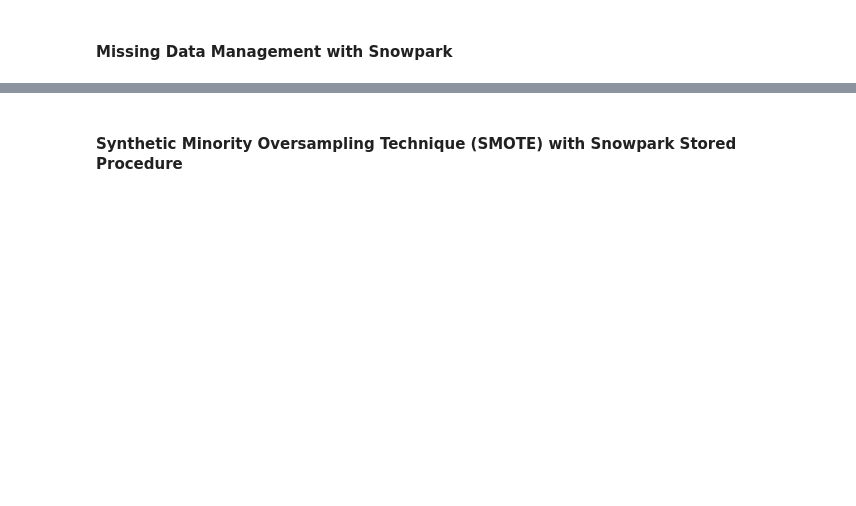
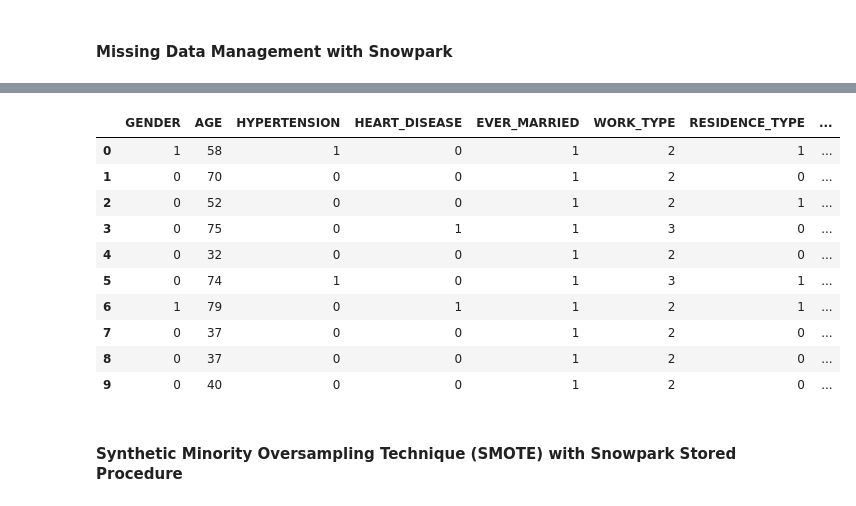
Before and after one commit to bharath-reddy-t/pyspark-exported-onnx-model-into-snowpark, a Jupyter notebook: step1_through_5/Stroke classification using Snowpark, ONNX and SynapseML LightGBMClassifier.ipynb, the cells around one changed output, grey strips where cells are left out. Drawn from its saved outputs; the diff is of its cells as text; code cells hidden in the pictures; blank space fills up the shorter version.

```diff
--- a/step1_through_5/Stroke classification using Snowpark, ONNX and SynapseML LightGBMClassifier.ipynb
+++ b/step1_through_5/Stroke classification using Snowpark, ONNX and SynapseML LightGBMClassifier.ipynb
@@ -139,11 +167,22 @@ stroke_missing_removed_snowdf.count()
 # %%
 snow_features_original_table_name = 'stroke_features'
 featureColumns = ['GENDER','AGE', 'HYPERTENSION', 'HEART_DISEASE', 'EVER_MARRIED', 'WORK_TYPE', 'RESIDENCE_TYPE', 'AVG_GLUCOSE_LEVEL', 'BMI', 'SMOKING_STATUS', 'STROKE']
 stroke_missing_removed_snowdf.select(*featureColumns).write.save_as_table(snow_features_original_table_name, mode="overwrite")
 stroke_snowdf = session.table(snow_features_original_table_name)
-stroke_snowdf.show()
+stroke_snowdf.limit(10).to_pandas()
 # %% [output]
 [interactive output not drawn]
+|  | GENDER | AGE | HYPERTENSION | HEART_DISEASE | EVER_MARRIED | WORK_TYPE | RESIDENCE_TYPE | ... |
+| 0 | 1 | 58 | 1 | 0 | 1 | 2 | 1 | ... |
+| 1 | 0 | 70 | 0 | 0 | 1 | 2 | 0 | ... |
+| 2 | 0 | 52 | 0 | 0 | 1 | 2 | 1 | ... |
+| 3 | 0 | 75 | 0 | 1 | 1 | 3 | 0 | ... |
+| 4 | 0 | 32 | 0 | 0 | 1 | 2 | 0 | ... |
+| 5 | 0 | 74 | 1 | 0 | 1 | 3 | 1 | ... |
+| 6 | 1 | 79 | 0 | 1 | 1 | 2 | 1 | ... |
+| 7 | 0 | 37 | 0 | 0 | 1 | 2 | 0 | ... |
+| 8 | 0 | 37 | 0 | 0 | 1 | 2 | 0 | ... |
+| 9 | 0 | 40 | 0 | 0 | 1 | 2 | 0 | ... |
 # %% [markdown]
 #### Synthetic Minority Oversampling Technique (SMOTE) with Snowpark Stored Procedure
 # %%
```
Also changed, not shown: parts of 9 cells of this notebook, 1 other file.
